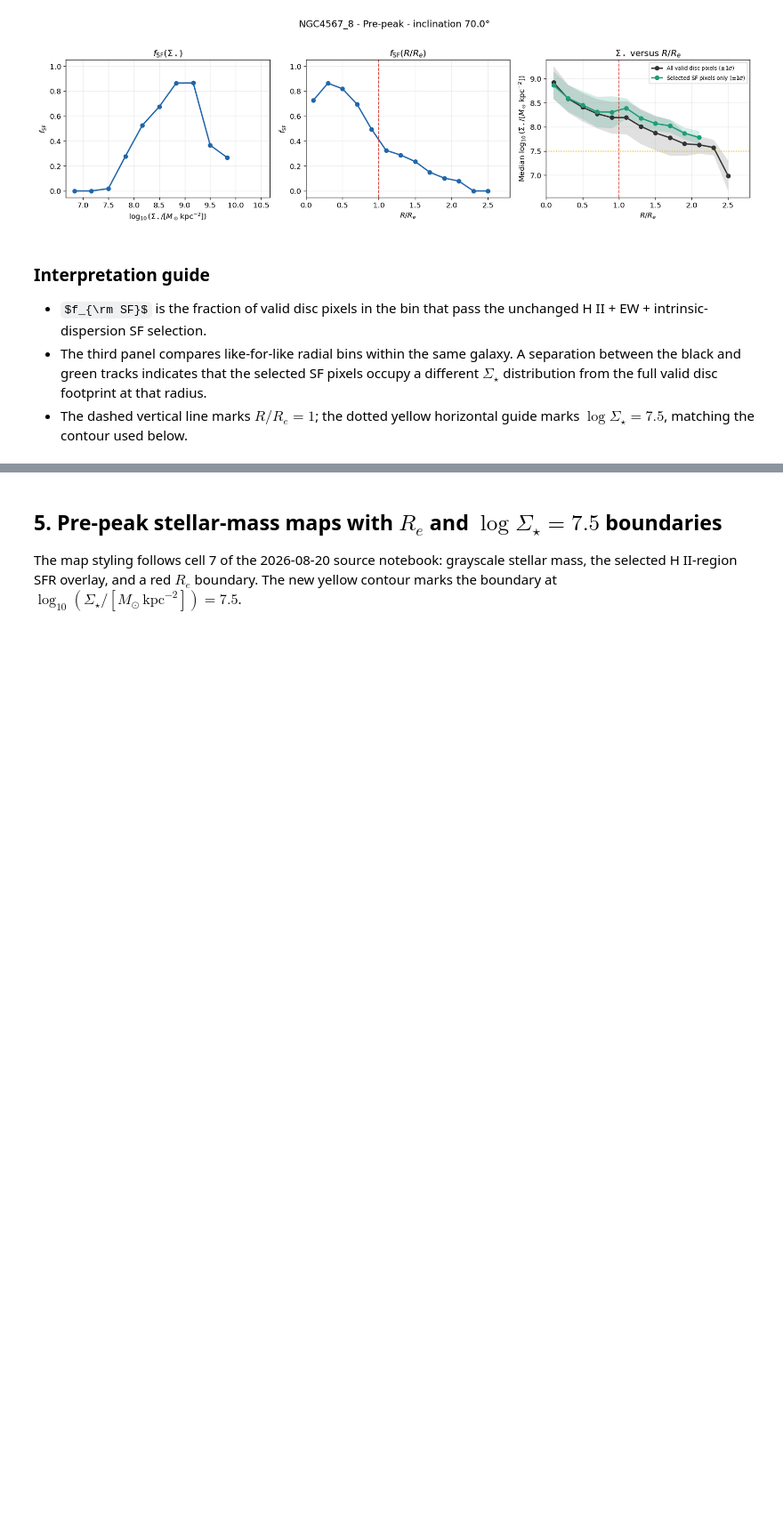
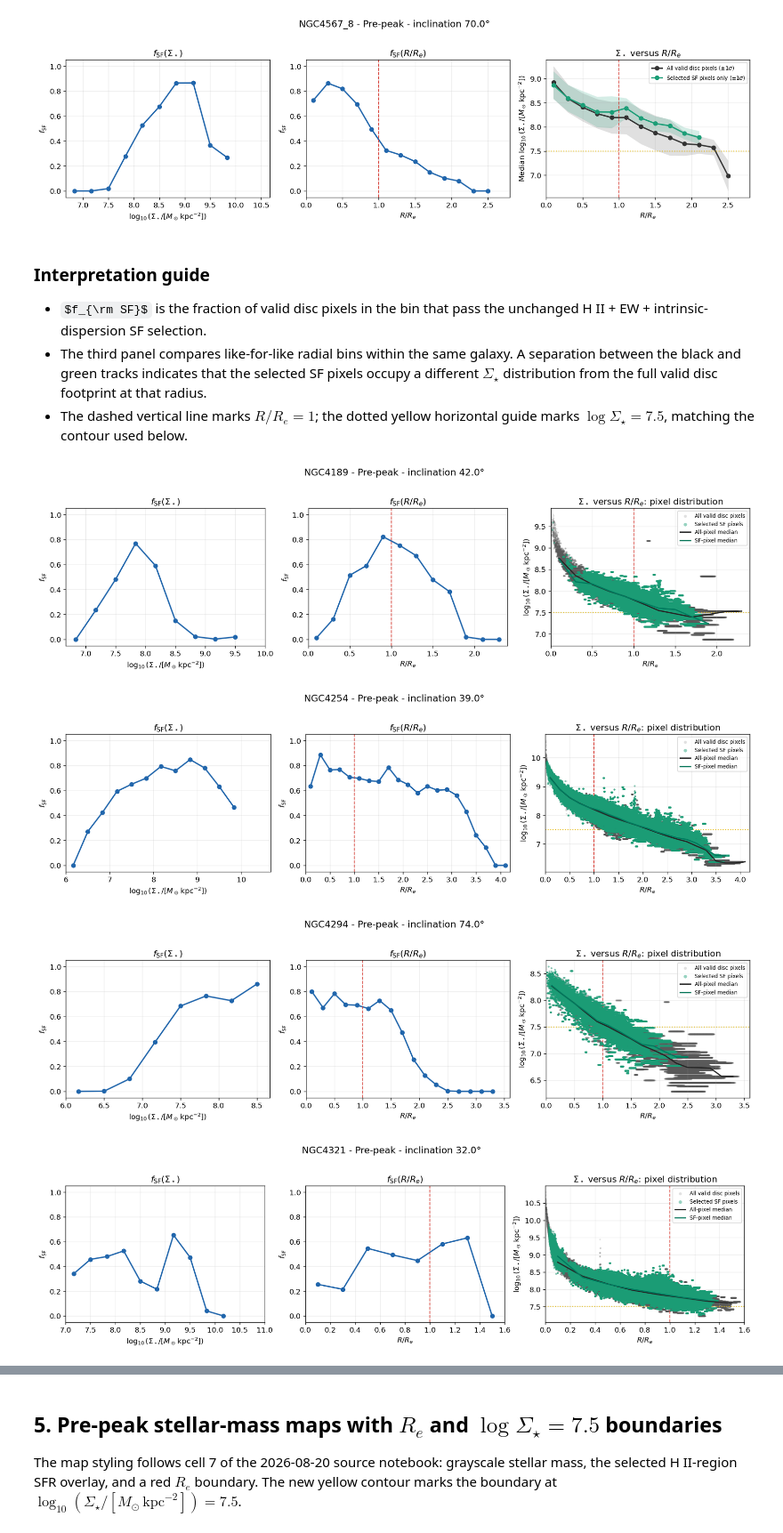
Before and after one commit to Rongjun-ANU/ICRAR-MAUVE, a Jupyter notebook: further/20260828_check_SF_fraction_pre_peak.ipynb, the cells around one changed output, grey strips where cells are left out. Shown at 89% size. Saved outputs shown, nothing was run; the diff lists cells and outputs as text; code cells hidden in the pictures; some formulas as TeX source; blank space fills up the shorter version.

```diff
--- a/further/20260828_check_SF_fraction_pre_peak.ipynb
+++ b/further/20260828_check_SF_fraction_pre_peak.ipynb
@@ -507,3 +506,76 @@ for row in prepeak.itertuples(index=False):
 - $f_{\rm SF}$ is the fraction of valid disc pixels in the bin that pass the unchanged H II + EW + intrinsic-dispersion SF selection.
 - The third panel compares like-for-like radial bins within the same galaxy. A separation between the black and green tracks indicates that the selected SF pixels occupy a different $\Sigma_\star$ distribution from the full valid disc footprint at that radius.
 - The dashed vertical line marks $R/R_e=1$; the dotted yellow horizontal guide marks $\log\Sigma_\star=7.5$, matching the contour used below.
+# %%
+# Recreate the cell 9 diagnostics with the full pixel distributions in panel 3.
+for row in prepeak.itertuples(index=False):
+    maps = map_cache[row.GALID]
+    measurements = individual_measurements[row.GALID]
+    by_sigma = measurements["fSF_by_sigma"]
+    by_radius = measurements["fSF_by_radius"]
+    mass_by_radius = measurements["mass_by_radius"]
+    galaxy_sigma_edges = measurements["sigma_edges"]
+    galaxy_radius_edges = measurements["radius_edges"]
+
+    fig, axes = plt.subplots(1, 3, figsize=(15.2, 4.3))
+    fig.suptitle(
+        f"{row.GALID} - Pre-peak - inclination {row.inclination:.1f}°",
+        fontsize=14, y=1.02,
+    )
+
+    axes[0].plot(by_sigma.center, by_sigma.f_SF, marker="o", lw=2.0, color="#2166ac")
+    axes[0].set(
+        xlabel=r"$\log_{10}(\Sigma_\star/[M_\odot\,\mathrm{kpc}^{-2}])$",
+        ylabel=r"$f_{\rm SF}$",
+        title=r"$f_{\rm SF}(\Sigma_\star)$",
+        xlim=(galaxy_sigma_edges[0], galaxy_sigma_edges[-1]), ylim=(-0.05, 1.05),
+    )
+    axes[1].plot(by_radius.center, by_radius.f_SF, marker="o", lw=2.0, color="#2166ac")
+    axes[1].set(
+        xlabel=r"$R/R_e$", ylabel=r"$f_{\rm SF}$",
+        title=r"$f_{\rm SF}(R/R_e)$",
+        xlim=(galaxy_radius_edges[0], galaxy_radius_edges[-1]), ylim=(-0.05, 1.05),
+    )
+    axes[1].axvline(1.0, color="#d73027", ls="--", lw=1.2, alpha=0.8)
+
+    all_pixels = maps["valid_disc_mask"]
+    sf_pixels = maps["sf_mask"]
+    axes[2].scatter(
+        maps["radius_re"][all_pixels], maps["log_sigma_star"][all_pixels],
+        s=6, color="0.35", alpha=0.18, linewidths=0, rasterized=True, zorder=1,
+        label="All valid disc pixels",
+    )
+    axes[2].scatter(
+        maps["radius_re"][sf_pixels], maps["log_sigma_star"][sf_pixels],
+        s=8, color="#1b9e77", alpha=0.45, linewidths=0, rasterized=True, zorder=3,
+        label="Selected SF pixels",
+    )
+    axes[2].plot(
+        mass_by_radius.radius_center, mass_by_radius.all_median,
+        lw=1.8, color="0.15", zorder=4, label="All-pixel median",
+    )
+    axes[2].plot(
+        mass_by_radius.radius_center, mass_by_radius.sf_median,
+        lw=1.8, color="#007a5e", zorder=5, label="SF-pixel median",
+    )
+    axes[2].set(
+        xlabel=r"$R/R_e$",
+        ylabel=r"$\log_{10}(\Sigma_\star/[M_\odot\,\mathrm{kpc}^{-2}])$",
+        title=r"$\Sigma_\star$ versus $R/R_e$: pixel distribution",
+        xlim=(galaxy_radius_edges[0], galaxy_radius_edges[-1]),
+    )
+    axes[2].axvline(1.0, color="#d73027", ls="--", lw=1.2, alpha=0.8, zorder=2)
+    axes[2].axhline(
+        MASS_CONTOUR_LEVEL, color="#e6b800", ls=":", lw=1.4, alpha=0.9, zorder=2
+    )
+    axes[2].legend(fontsize=8, markerscale=1.8)
+
+    for axis in axes:
+        axis.grid(alpha=0.25)
+    fig.tight_layout()
+    plt.show()
+# %% [output]
+[figure, added]
+[figure, added]
+[figure, added]
+[figure, added]
```
Also changed, not shown: parts of 2 cells of this notebook, 1 other file.
